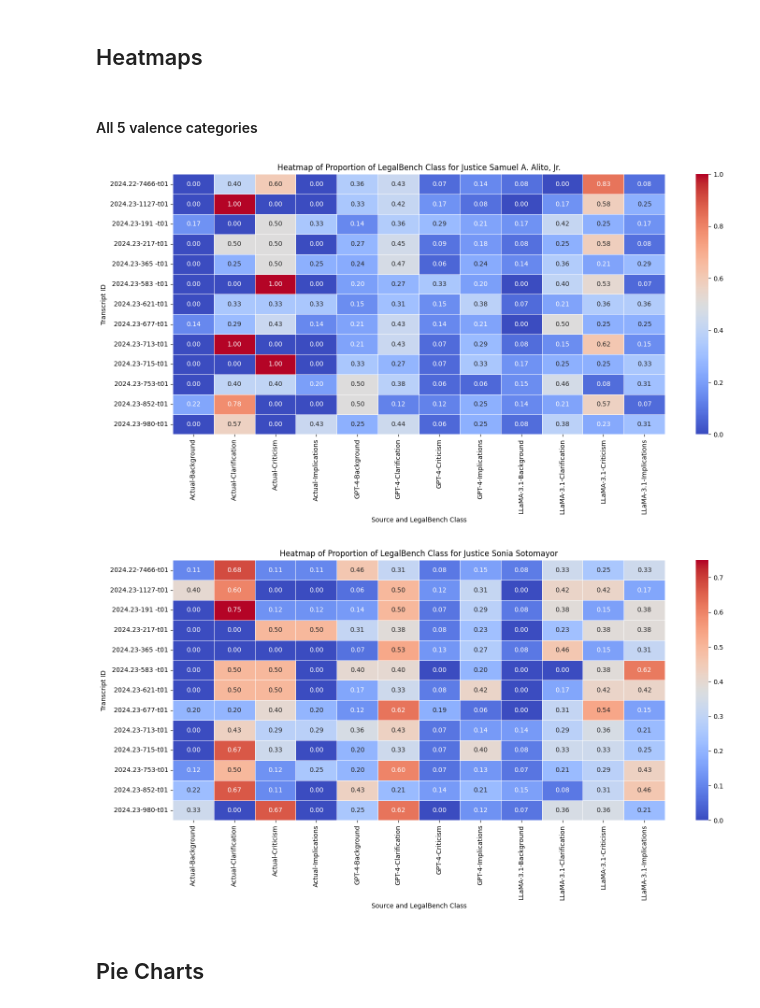
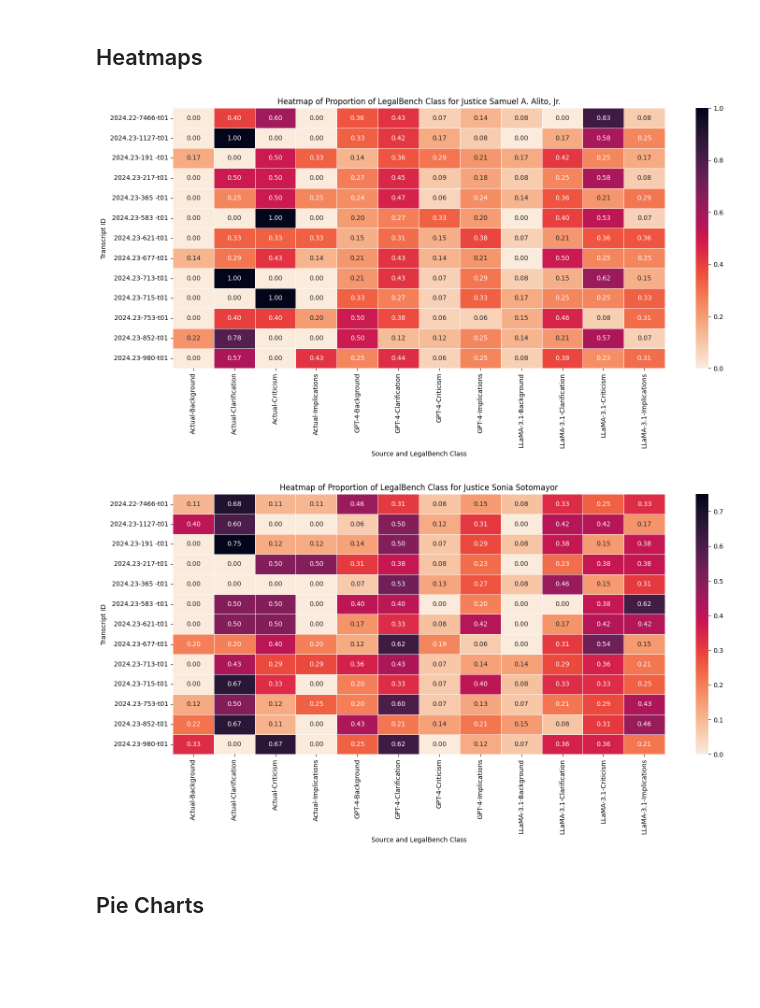
Before and after one commit to skyien-z/llms-for-oral-arguments, a Jupyter notebook: analysis/legalbench_analysis.ipynb, the cells around one changed output. Cells and saved outputs as stored; diff of their text form; code cells hidden in the pictures; blank space fills up the shorter version.

Commit message:
add mmetacog figures

```diff
--- a/analysis/legalbench_analysis.ipynb
+++ b/analysis/legalbench_analysis.ipynb
@@ -104,9 +104,9 @@ df_llama.to_csv(fp_llama, index=False)
 # %% [markdown]
 ## Plots
 # %%
-fp_actual = 'actual_legalbench.csv'
-fp_gpt = 'gpt_legalbench.csv'
-fp_llama = 'llama_legalbench.csv'
+fp_actual = 'legalbench/actual_legalbench.csv'
+fp_gpt = 'legalbench/gpt_legalbench.csv'
+fp_llama = 'legalbench/llama_legalbench.csv'
 
 actual_legalbench = pd.read_csv(fp_actual)
 gpt_legalbench = pd.read_csv(fp_gpt)
@@ -191,26 +191,25 @@ for source, group in combined_legalbench_proportions.groupby('source'):
 [figure]
 # %% [markdown]
 ## Heatmaps
-# %% [markdown]
-#### All 5 valence categories
 # %%
 for justice in combined_legalbench_proportions['justice'].unique():
     justice_subset = combined_legalbench_proportions[combined_legalbench_proportions['justice'] == justice]
     pivot_data = justice_subset.pivot_table(
         index='transcript_id', columns=['source', 'legalbench'], values='proportion', fill_value=0
     )
 
     plt.figure(figsize=(15, 8))
-    sns.heatmap(pivot_data, cmap="coolwarm", annot=True, fmt=".2f", linewidths=.5)
+    sns.heatmap(pivot_data, cmap="rocket_r", annot=True, fmt=".2f", linewidths=.5)
     plt.title(f"Heatmap of Proportion of LegalBench Class for Justice {justice}")
     plt.xlabel("Source and LegalBench Class")
     plt.ylabel("Transcript ID")
     plt.xticks(rotation=90)
     plt.tight_layout()
+    plt.savefig(f'figures/{justice}_heatmap_legalbench.png')
     plt.show()
 # %% [output]
-[figure, old version]
+[figure, new version]
-[figure, old version]
+[figure, new version]
 # %% [markdown]
 ## Pie Charts
 # %%
```
Also changed, not shown: parts of 1 cell of this notebook, 14 other files.
